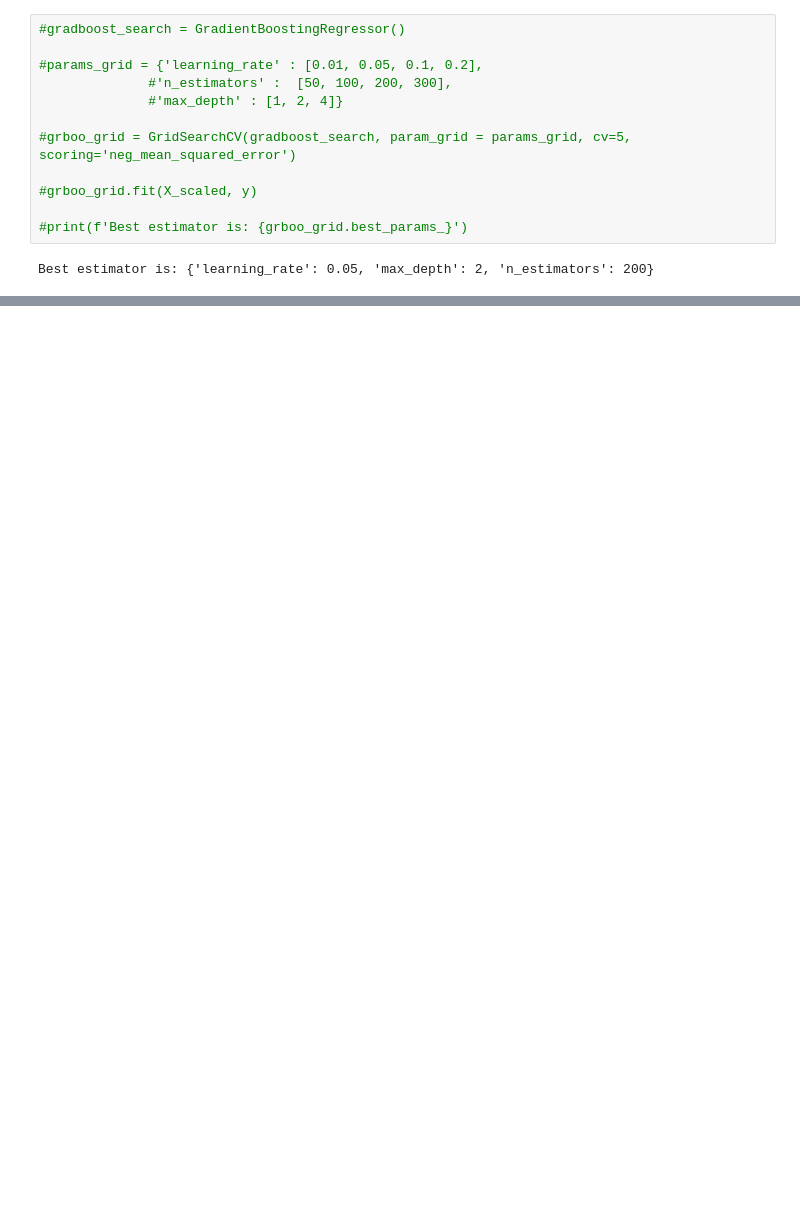
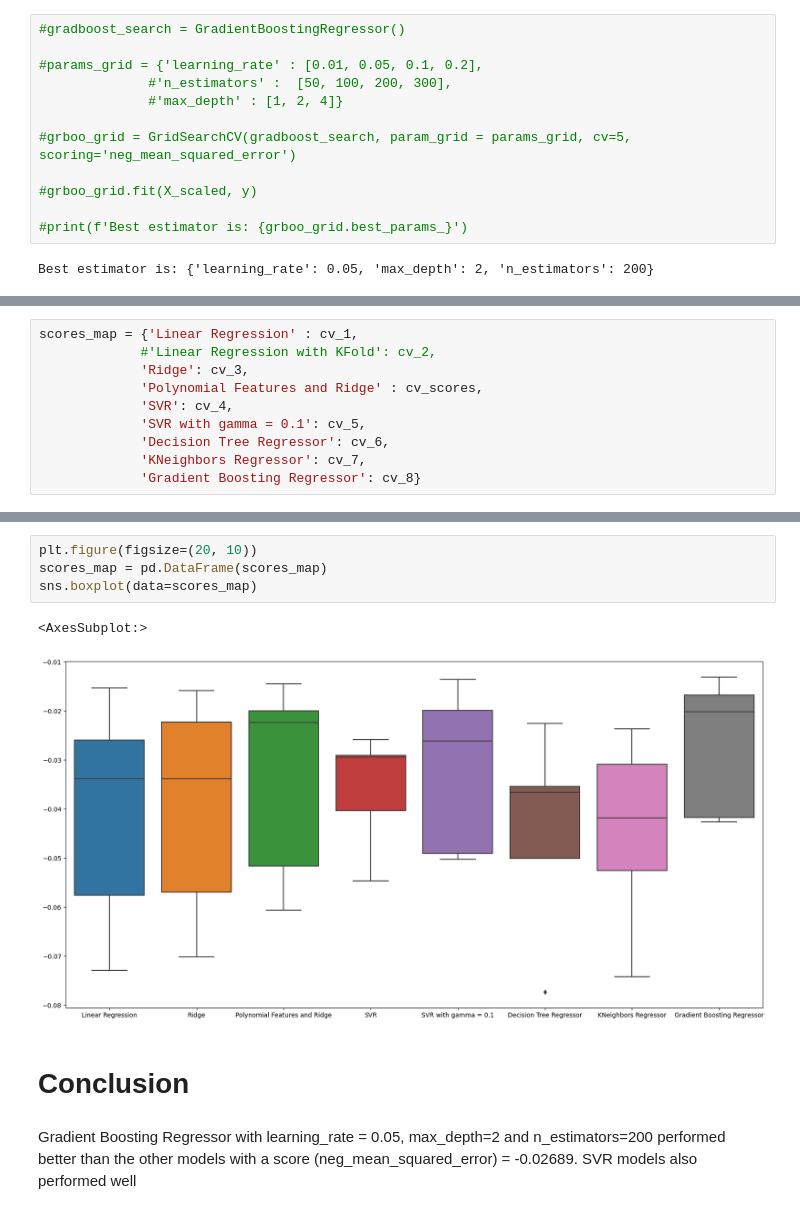
Before and after one commit to emonteiro27/data-boston-house-prices, a Jupyter notebook: boston-house-prices.ipynb, the cells around one changed output, grey strips where cells are left out. Saved outputs shown, nothing was run; the diff lists cells and outputs as text; blank space fills up the shorter version.

Commit message:
Plotted boxplot with CV results for all nine models

```diff
--- a/boston-house-prices.ipynb
+++ b/boston-house-prices.ipynb
@@ -568,0 +569,10 @@ CV score with Gradient Boosting Regressor model with n_estimators = 200, learnin
+# %%
+scores_map = {'Linear Regression' : cv_1,
+             #'Linear Regression with KFold': cv_2,
+             'Ridge': cv_3,
+             'Polynomial Features and Ridge' : cv_scores,
+             'SVR': cv_4,
+             'SVR with gamma = 0.1': cv_5,
+             'Decision Tree Regressor': cv_6,
+             'KNeighbors Regressor': cv_7,
+             'Gradient Boosting Regressor': cv_8}
@@ -568,0 +592,11 @@ CV score with Gradient Boosting Regressor model with n_estimators = 200, learnin
+# %%
+plt.figure(figsize=(20, 10))
+scores_map = pd.DataFrame(scores_map)
+sns.boxplot(data=scores_map)
+# %% [output]
+<AxesSubplot:>
+[figure, added]
+# %% [markdown]
+# Conclusion
+# %% [markdown]
+Gradient Boosting Regressor with learning_rate = 0.05, max_depth=2 and n_estimators=200 performed better than the other models with a score (neg_mean_squared_error) = -0.02689. SVR models also performed well
```
Also changed, not shown: parts of 13 cells of this notebook.
